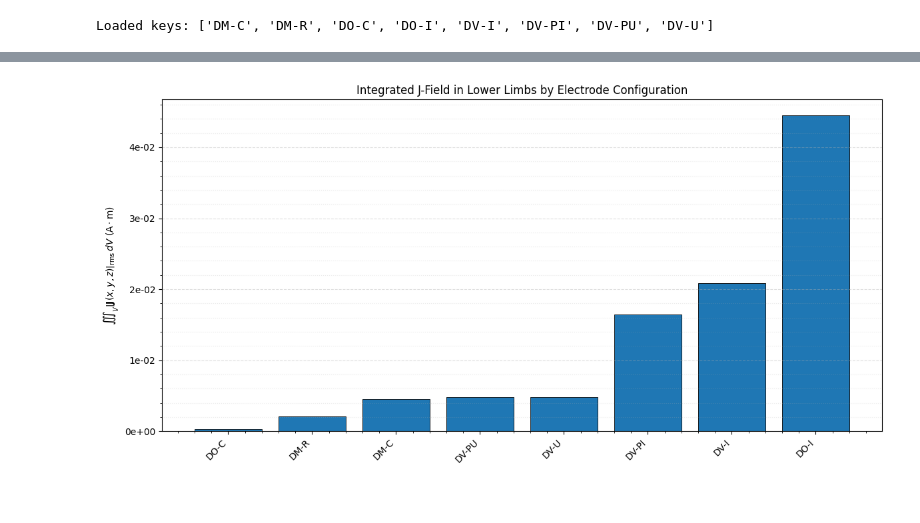
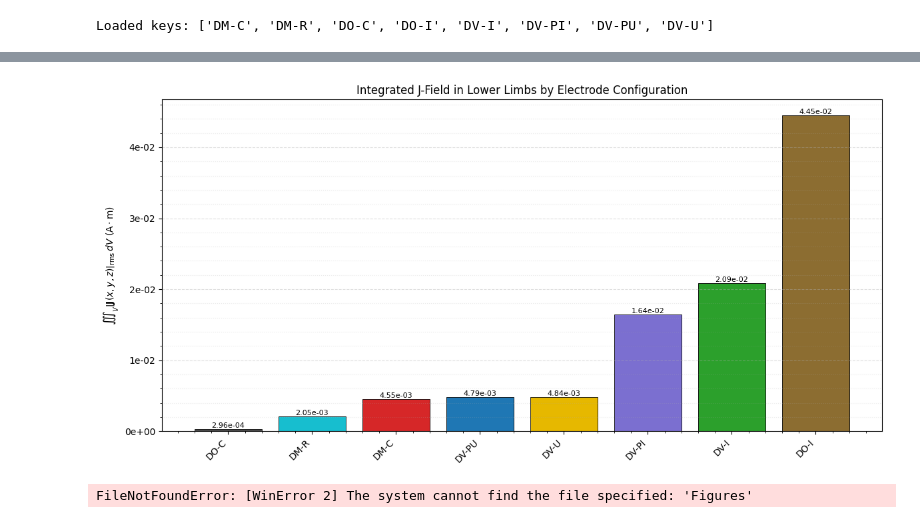
Before and after one commit to coleslatt/Kramer-Lab---Modelling-Sham-tcSCS, a Jupyter notebook: Simulation_Figures_and_Analysis.ipynb, the cells around one changed output, grey strips where cells are left out. Cells and saved outputs as stored; diff of their text form; code cells hidden in the pictures.

```diff
--- a/Simulation_Figures_and_Analysis.ipynb
+++ b/Simulation_Figures_and_Analysis.ipynb
@@ -224,7 +465,7 @@ def plot_stacked_jfield_integrals(
     # Storage for plotting values
     totals = []
     stacked_vals = {t: [] for t in tissue_order}
-
+    bar_colors=[]
     # Track issues
     skipped = []
     mismatch_info = []
@@ -282,6 +523,7 @@ def plot_stacked_jfield_integrals(
             if not np.isclose(seg_sum, total_val, rtol=1e-6, atol=1e-12):
                 mismatch_info.append((key, total_val, seg_sum))
 
+        bar_colors.append(color_map.get(key, default_color))
         totals.append(total_val)
         for tissue, v in zip(tissue_order, seg_vals):
             stacked_vals[tissue].append(v)
@@ -339,13 +581,15 @@ def plot_stacked_jfield_integrals(
         for k, total_val, seg_sum in mismatch_info:
             print(f"  - {k}: Total={total_val:.6e}, TissueSum={seg_sum:.6e}, Diff={(total_val - seg_sum):.6e}")
 
+    return fig, ax
+
 
 # --- Usage ---
 # Assumes you already created j_field_dfs using your loader function.
-plot_stacked_jfield_integrals(
+fig, ax = plot_stacked_jfield_integrals(
     j_field_dfs,
     # order=["DM-C", "DM-R", "DV-I"],   # optional manual order
-    annotate_total=False,
+    annotate_total=True,
     rescale_segments_to_total=True,      # keeps bar tops exactly at Total row values
 )
 # %% [output]
@@ -436,6 +697,7 @@ def plot_lower_limb_jfield_integrals(
     valid_keys = []
     values = []
     skipped = []
+    bar_colors = []
 
     for key in keys:
         if key not in lower_limb_j_field_dfs:
@@ -456,6 +718,7 @@ def plot_lower_limb_jfield_integrals(
 
         valid_keys.append(key)
         values.append(val)
+        bar_colors.append(color_map.get(key, default_color))
 
     if len(valid_keys) == 0:
         raise ValueError("No valid lower-limb DataFrames found to plot.")
@@ -468,6 +731,7 @@ def plot_lower_limb_jfield_integrals(
         x,
         values,
         edgecolor="black",
+        color=bar_colors,
         linewidth=0.6,
     )
 
@@ -478,33 +742,36 @@ def plot_lower_limb_jfield_integrals(
         for rect, val in zip(bars, values):
             ax.text(
                 rect.get_x() + rect.get_width() / 2,
                 rect.get_height(),
                 f"{val:.2e}",
                 ha="center",
                 va="bottom",
                 fontsize=8,
                 rotation=0,
             )
 
     ax.set_xticks(x)
     ax.set_xticklabels(valid_keys, rotation=45, ha="right")
     plt.ylabel(r"$\iiint_V \left|\mathbf{J}(x,y,z)\right|_{\mathrm{rms}}\, dV\ \mathrm{(A\cdot m)}$")
     ax.set_title(title)
     ax.grid(axis="y", linestyle="--", alpha=0.4)
     ax.minorticks_on(); ax.grid(axis="y", which="minor", linestyle=":", alpha=0.25)
     plt.tight_layout()
     plt.show()
 
     # Diagnostics
     if skipped:
         print("\nSkipped entries:")
         for k, reason in skipped:
             print(f"  - {k}: {reason}")
 
 
-plot_lower_limb_jfield_integrals(
+    return fig, ax
+
+
+fig, ax = plot_lower_limb_jfield_integrals(
     lower_limb_j_field_dfs,
-    annotate=False,   # set True to print values above bars
+    annotate=True,   # set True to print values above bars
 )
 # %% [output]
-[figure, old version]
+[figure, new version]
@@ -510,0 +784,4 @@ plot_lower_limb_jfield_integrals(
+# %%
+os.chdir("Figures")
+# %% [output]
+FileNotFoundError: [WinError 2] The system cannot find the file specified: 'Figures'
```
Also changed, not shown: parts of 30 cells of this notebook, 14 other files.
